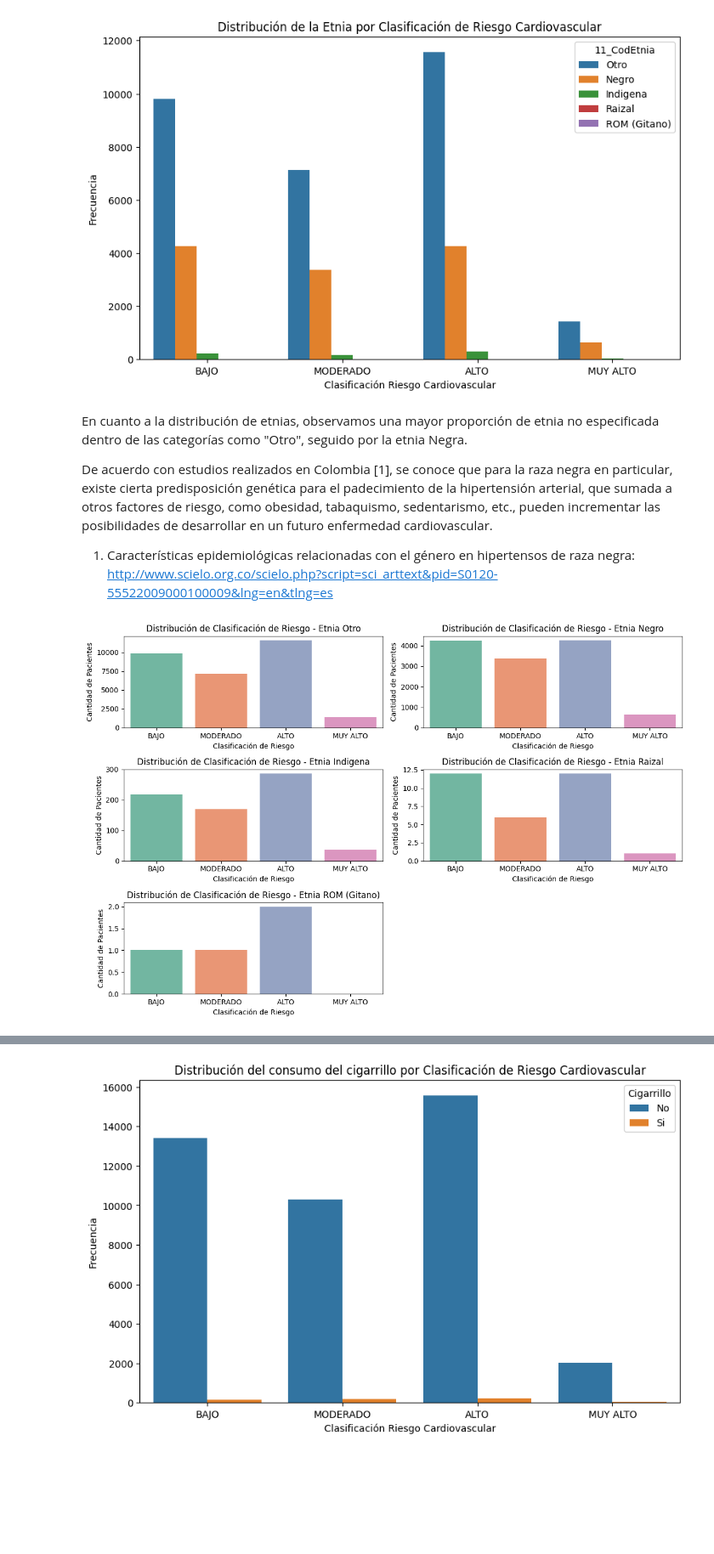
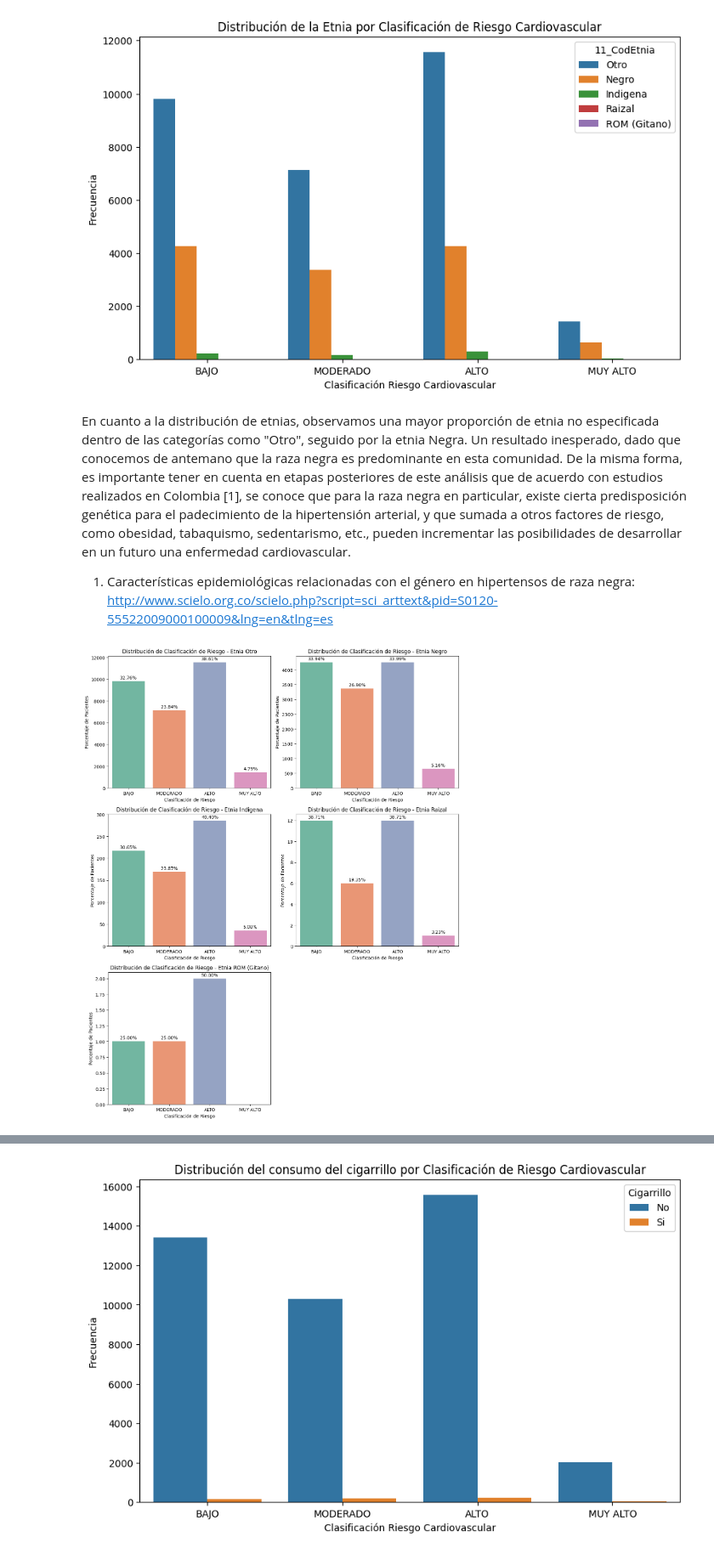
Before and after one commit to edgo1688/MIAA-ICESI, a Jupyter notebook: Analisis de datos l/Grupo_2_Taller_3_Analisis_Bivariado.ipynb, the cells around one changed output, grey strips where cells are left out. Shown at 85% size. Saved outputs shown, nothing was run; the diff lists cells and outputs as text; code cells hidden in the pictures; blank space fills up the shorter version.

Commit message:
Se finaliza Taller 3 - Análisis bivariado

```diff
--- a/Analisis de datos l/Grupo_2_Taller_3_Analisis_Bivariado.ipynb
+++ b/Analisis de datos l/Grupo_2_Taller_3_Analisis_Bivariado.ipynb
@@ -490,5 +494,12 @@ sns.countplot(x='CLASIFICACION FINAL DEL RIESGO', hue='8_Sexo', data=df)
 plt.title('Distribución del Sexo por Clasificación de Riesgo Cardiovascular')
 plt.xlabel('Clasificación Riesgo Cardiovascular')
 plt.ylabel('Frecuencia')
+
+# Añadir el valor encima de cada barra
+for p in plt.gca().patches:
+    plt.gca().annotate(f'{p.get_height()}', (p.get_x() + p.get_width() / 2., p.get_height()),
+                        ha='center', va='baseline', fontsize=10, color='black', xytext=(0, 5),
+                        textcoords='offset points')
+
 plt.show()
 # %% [output]
@@ -512,35 +523,43 @@ plt.show()
 # %% [output]
 [figure]
 # %% [markdown]
-En cuanto a la distribución de etnias, observamos una mayor proporción de etnia no especificada dentro de las categorías como "Otro", seguido por la etnia Negra.
-
-De acuerdo con estudios realizados en Colombia [1], se conoce que para la raza negra en particular, existe cierta predisposición genética para el padecimiento de la hipertensión arterial, que sumada a otros factores de riesgo, como obesidad, tabaquismo, sedentarismo, etc., pueden incrementar las posibilidades de desarrollar en un futuro enfermedad cardiovascular.
+En cuanto a la distribución de etnias, observamos una mayor proporción de etnia no especificada dentro de las categorías como "Otro", seguido por la etnia Negra. Un resultado inesperado, dado que conocemos de antemano que la raza negra es predominante en esta comunidad. De la misma forma, es importante tener en cuenta en etapas posteriores de este análisis que de acuerdo con estudios realizados en Colombia [1], se conoce que para la raza negra en particular, existe cierta predisposición genética para el padecimiento de la hipertensión arterial, y que sumada a otros factores de riesgo, como obesidad, tabaquismo, sedentarismo, etc., pueden incrementar las posibilidades de desarrollar en un futuro una enfermedad cardiovascular.
 
 1. Características epidemiológicas relacionadas con el género en hipertensos de raza negra: http://www.scielo.org.co/scielo.php?script=sci_arttext&pid=S0120-55522009000100009&lng=en&tlng=es
 # %%
 # Obtener todas las etnias únicas en el dataset
 etnias_unicas = df['11_CodEtnia'].unique()
 
 # Crear una figura para los gráficos
-# Ajustar el tamaño de la figura según el número de etnias
-plt.figure(figsize=(12, 8))
+plt.figure(figsize=(12, 15))
 
 # Recorrer cada etnia
 for idx, etnia in enumerate(etnias_unicas):
     # Filtrar los datos para la etnia actual
     df_etnia = df[df['11_CodEtnia'] == etnia]
 
     # Crear un gráfico de barras para la clasificación de riesgo
     plt.subplot(len(etnias_unicas) // 2 + 1, 2, idx + 1)  # Ajustar la cuadrícula para que sea dinámica
-    sns.countplot(data=df_etnia, x='CLASIFICACION FINAL DEL RIESGO', palette='Set2', order=['BAJO', 'MODERADO', 'ALTO', 'MUY ALTO'])
+    ax = sns.countplot(data=df_etnia, x='CLASIFICACION FINAL DEL RIESGO', palette='Set2', order=['BAJO', 'MODERADO', 'ALTO', 'MUY ALTO'])
+
+    # Calcular el total de pacientes por etnia
+    total_etnia = len(df_etnia)
+
+    # Añadir el porcentaje encima de cada barra
+    for p in ax.patches:
+        height = p.get_height()
+        percentage = (height / total_etnia) * 100
+        ax.annotate(f'{percentage:.2f}%', (p.get_x() + p.get_width() / 2., height),
+                    ha='center', va='baseline', fontsize=10, color='black', xytext=(0, 5),
+                    textcoords='offset points')
 
     # Personalizar el gráfico
     plt.title(f'Distribución de Clasificación de Riesgo - Etnia {etnia}')
     plt.xlabel('Clasificación de Riesgo')
-    plt.ylabel('Cantidad de Pacientes')
+    plt.ylabel('Porcentaje de Pacientes')
 
 # Ajustar el diseño para evitar solapamiento de gráficos
 plt.tight_layout()
 plt.show()
 # %% [output]
-[figure, old version]
+[figure, new version]
```
Also changed, not shown: parts of 26 cells of this notebook.
